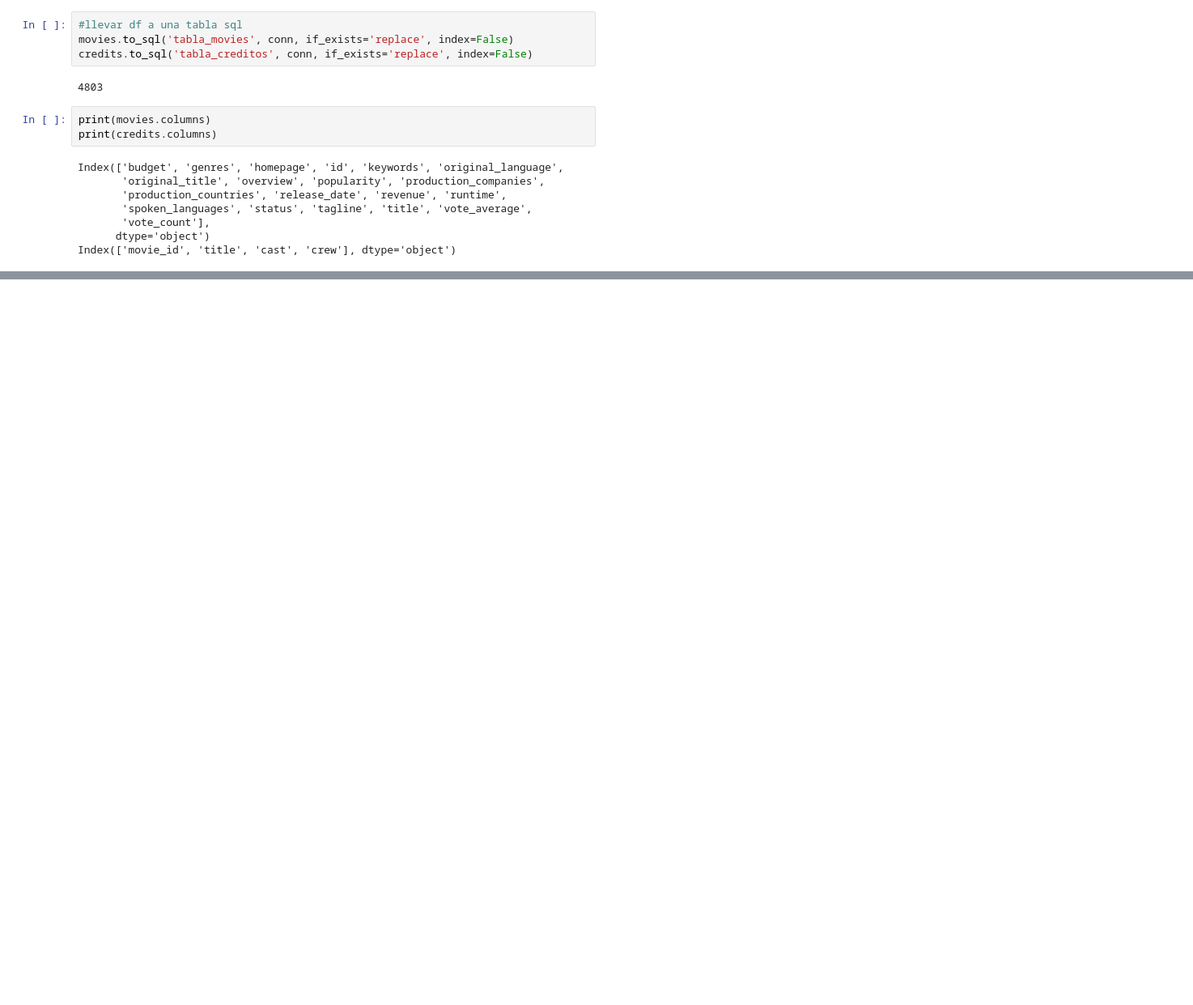
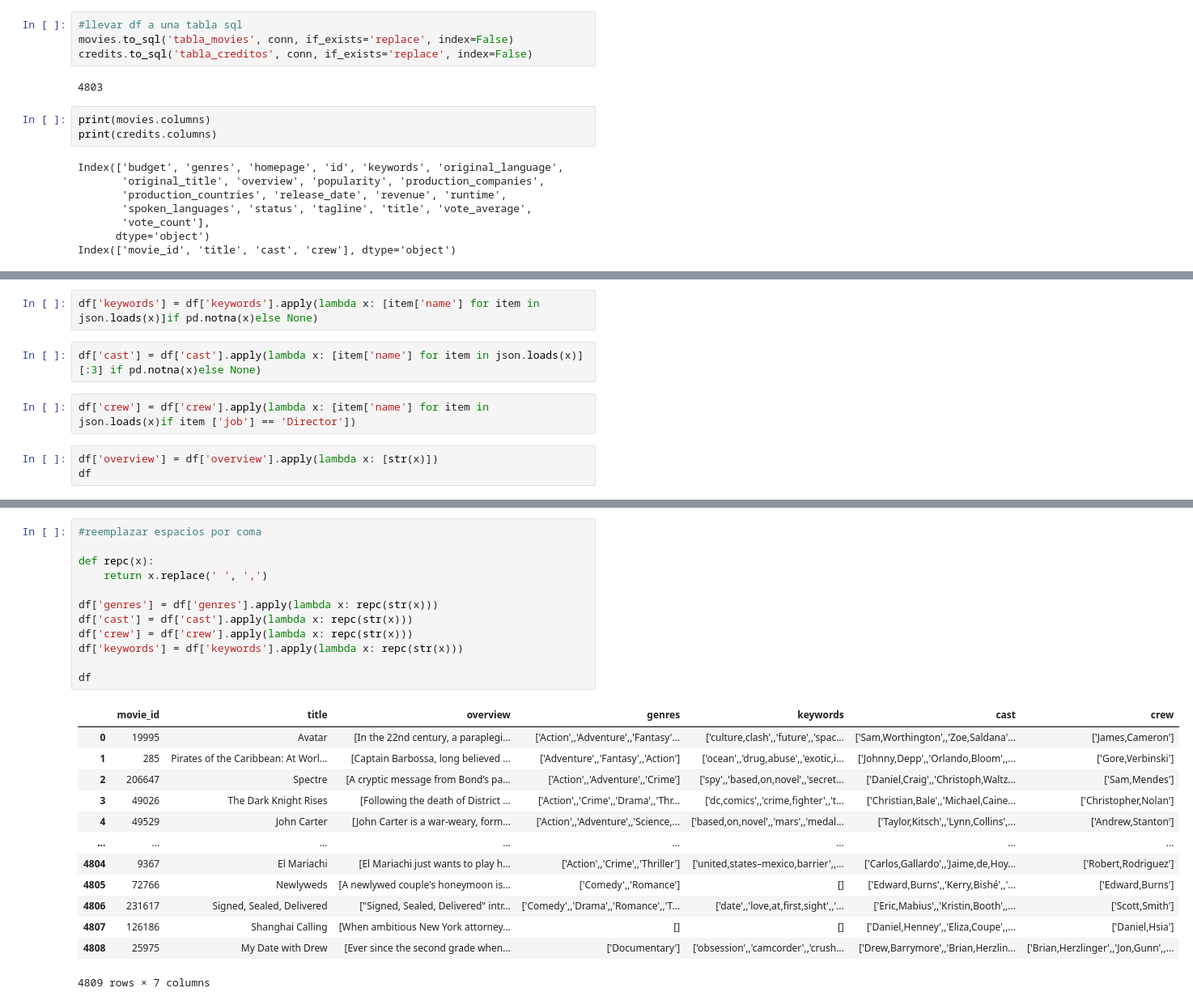
Before and after one commit to 4GeeksAcademy/k_vecinos, a Jupyter notebook: src/explore.ipynb, the cells around one changed output, grey strips where cells are left out. Shown: that part at 81% size. Cells and saved outputs as stored; diff of their text form; blank space fills up the shorter version.

```diff
--- a/src/explore.ipynb
+++ b/src/explore.ipynb
@@ -86,0 +115,9 @@ df.head()
+# %%
+df['keywords'] = df['keywords'].apply(lambda x: [item['name'] for item in json.loads(x)]if pd.notna(x)else None)
+# %%
+df['cast'] = df['cast'].apply(lambda x: [item['name'] for item in json.loads(x)][:3] if pd.notna(x)else None)
+# %%
+df['crew'] = df['crew'].apply(lambda x: [item['name'] for item in json.loads(x)if item ['job'] == 'Director'])
+# %%
+df['overview'] = df['overview'].apply(lambda x: [str(x)])
+df
@@ -86,0 +138,26 @@ df.head()
+# %%
+#reemplazar espacios por coma
+
+def repc(x):
+    return x.replace(' ', ',')
+
+df['genres'] = df['genres'].apply(lambda x: repc(str(x)))
+df['cast'] = df['cast'].apply(lambda x: repc(str(x)))
+df['crew'] = df['crew'].apply(lambda x: repc(str(x)))
+df['keywords'] = df['keywords'].apply(lambda x: repc(str(x)))
+
+df
+# %% [output]
+|  | movie_id | title | overview | genres | keywords | cast | crew |
+| 0 | 19995 | Avatar | [In the 22nd century, a paraplegi... | ['Action',,'Adventure',,'Fantasy'... | ['culture,clash',,'future',,'spac... | ['Sam,Worthington',,'Zoe,Saldana'... | ['James,Cameron'] |
+| 1 | 285 | Pirates of the Caribbean: At Worl... | [Captain Barbossa, long believed ... | ['Adventure',,'Fantasy',,'Action'] | ['ocean',,'drug,abuse',,'exotic,i... | ['Johnny,Depp',,'Orlando,Bloom',,... | ['Gore,Verbinski'] |
+| 2 | 206647 | Spectre | [A cryptic message from Bond’s pa... | ['Action',,'Adventure',,'Crime'] | ['spy',,'based,on,novel',,'secret... | ['Daniel,Craig',,'Christoph,Waltz... | ['Sam,Mendes'] |
+| 3 | 49026 | The Dark Knight Rises | [Following the death of District ... | ['Action',,'Crime',,'Drama',,'Thr... | ['dc,comics',,'crime,fighter',,'t... | ['Christian,Bale',,'Michael,Caine... | ['Christopher,Nolan'] |
+| 4 | 49529 | John Carter | [John Carter is a war-weary, form... | ['Action',,'Adventure',,'Science,... | ['based,on,novel',,'mars',,'medal... | ['Taylor,Kitsch',,'Lynn,Collins',... | ['Andrew,Stanton'] |
+| ... | ... | ... | ... | ... | ... | ... | ... |
+| 4804 | 9367 | El Mariachi | [El Mariachi just wants to play h... | ['Action',,'Crime',,'Thriller'] | ['united,states–mexico,barrier',,... | ['Carlos,Gallardo',,'Jaime,de,Hoy... | ['Robert,Rodriguez'] |
+| 4805 | 72766 | Newlyweds | [A newlywed couple's honeymoon is... | ['Comedy',,'Romance'] | [] | ['Edward,Burns',,'Kerry,Bishé',,'... | ['Edward,Burns'] |
+| 4806 | 231617 | Signed, Sealed, Delivered | ["Signed, Sealed, Delivered" intr... | ['Comedy',,'Drama',,'Romance',,'T... | ['date',,'love,at,first,sight',,'... | ['Eric,Mabius',,'Kristin,Booth',,... | ['Scott,Smith'] |
+| 4807 | 126186 | Shanghai Calling | [When ambitious New York attorney... | [] | [] | ['Daniel,Henney',,'Eliza,Coupe',,... | ['Daniel,Hsia'] |
+| 4808 | 25975 | My Date with Drew | [Ever since the second grade when... | ['Documentary'] | ['obsession',,'camcorder',,'crush... | ['Drew,Barrymore',,'Brian,Herzlin... | ['Brian,Herzlinger',,'Jon,Gunn',,... |
+4809 rows × 7 columns
```
Also changed, not shown: parts of 6 cells of this notebook, 1 other file.
